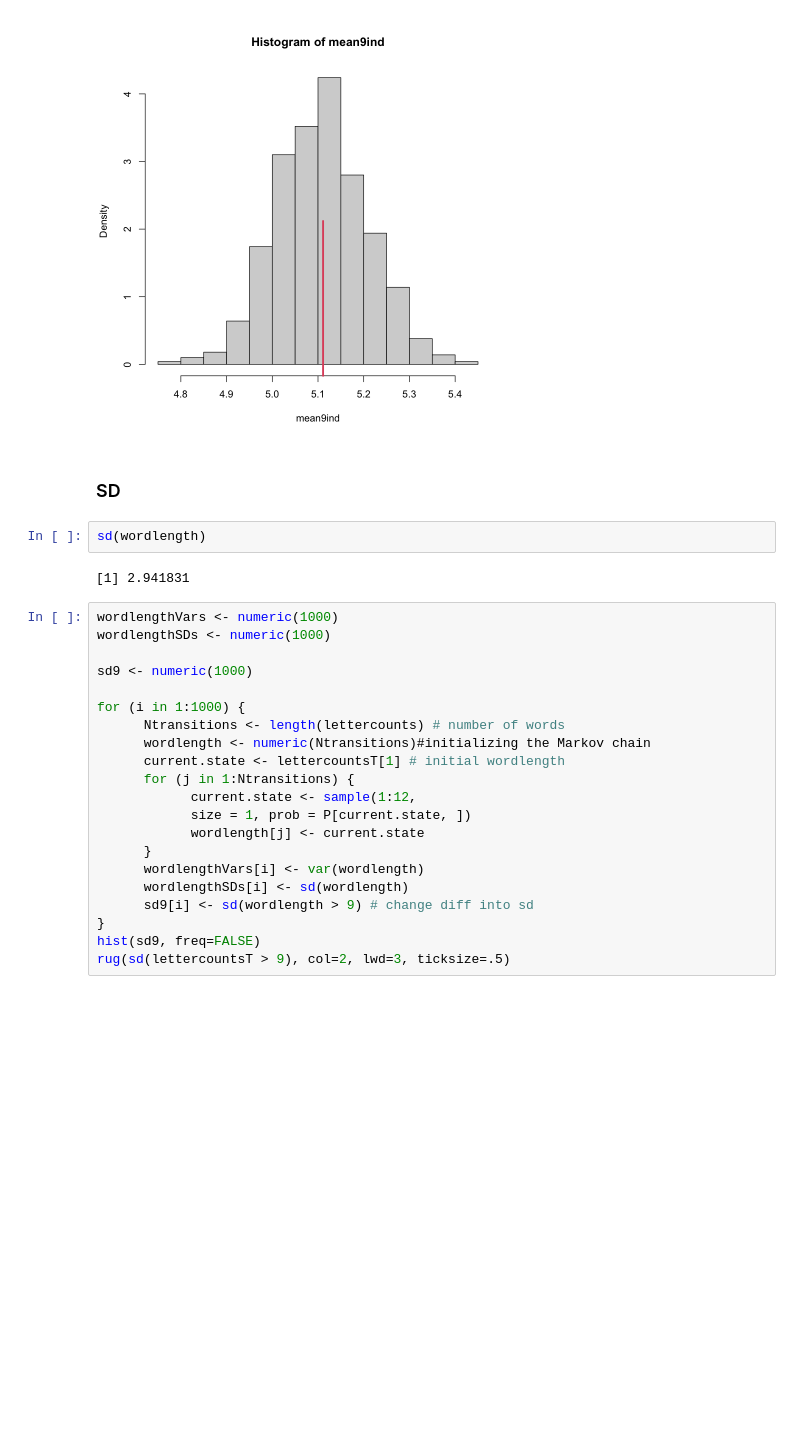
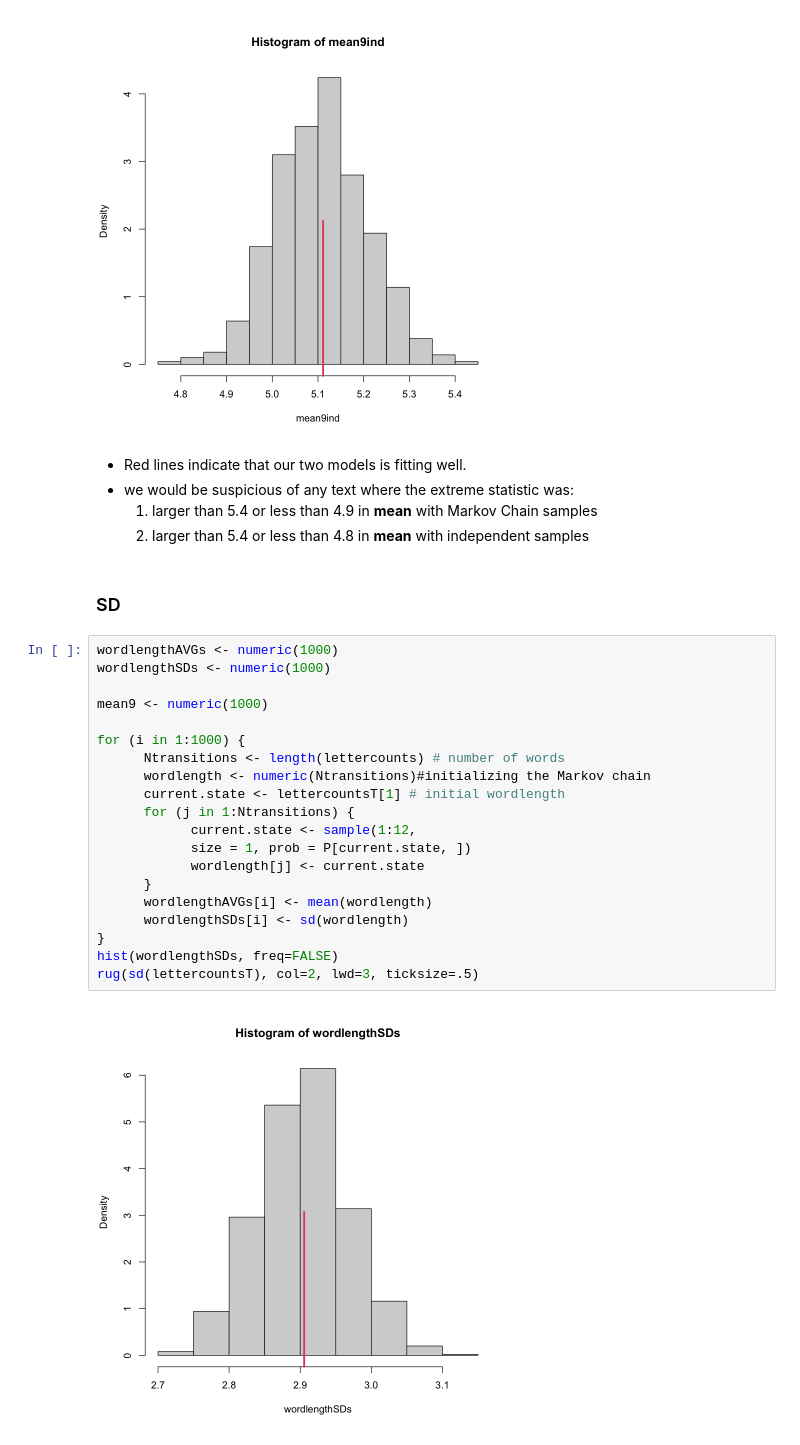
Before and after one commit to GawainGan/UBCO_MDS, a Jupyter notebook: Data-581/Lab3/Lab3.ipynb, the cells around one changed output. Drawn from its saved outputs; the diff is of its cells as text; blank space fills up the shorter version.

```diff
--- a/Data-581/Lab3/Lab3.ipynb
+++ b/Data-581/Lab3/Lab3.ipynb
@@ -193,30 +193,32 @@ hist(mean9ind, freq=FALSE)
 rug(mean(lettercountsT), col=2, lwd=3, ticksize=.5)
 # %% [output]
 [figure]
+# %% [markdown]
+-  Red lines indicate that our two models is fitting well.
+-  we would be suspicious of any text where the extreme statistic was:
+     1. larger than 5.4 or less than 4.9 in **mean** with Markov Chain samples
+     2. larger than 5.4 or less than 4.8 in **mean** with independent samples
 # %% [markdown]
 ### SD
-# %%
-sd(wordlength)
-# %% [output]
-[1] 2.941831
 # %%
-wordlengthVars <- numeric(1000)
+wordlengthAVGs <- numeric(1000)
 wordlengthSDs <- numeric(1000)
 
-sd9 <- numeric(1000)
+mean9 <- numeric(1000)
 
 for (i in 1:1000) {
       Ntransitions <- length(lettercounts) # number of words
       wordlength <- numeric(Ntransitions)#initializing the Markov chain
       current.state <- lettercountsT[1] # initial wordlength
       for (j in 1:Ntransitions) {
             current.state <- sample(1:12,
             size = 1, prob = P[current.state, ])
             wordlength[j] <- current.state
       }
-      wordlengthVars[i] <- var(wordlength)
+      wordlengthAVGs[i] <- mean(wordlength)
       wordlengthSDs[i] <- sd(wordlength)
-      sd9[i] <- sd(wordlength > 9) # change diff into sd
 }
-hist(sd9, freq=FALSE)
-rug(sd(lettercountsT > 9), col=2, lwd=3, ticksize=.5)
+hist(wordlengthSDs, freq=FALSE)
+rug(sd(lettercountsT), col=2, lwd=3, ticksize=.5)
+# %% [output]
+[figure, added]
```
Also changed, not shown: parts of 2 cells of this notebook.
